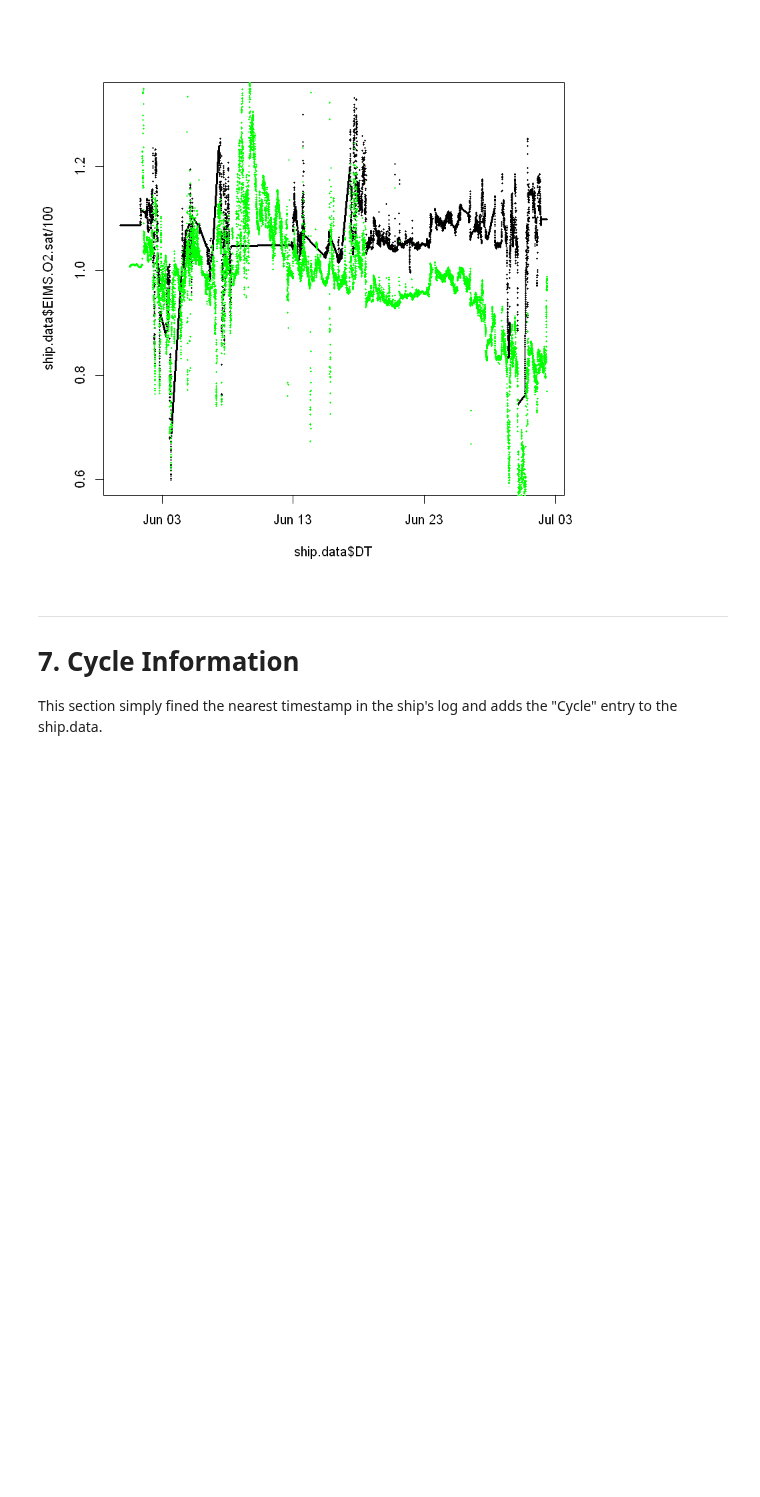
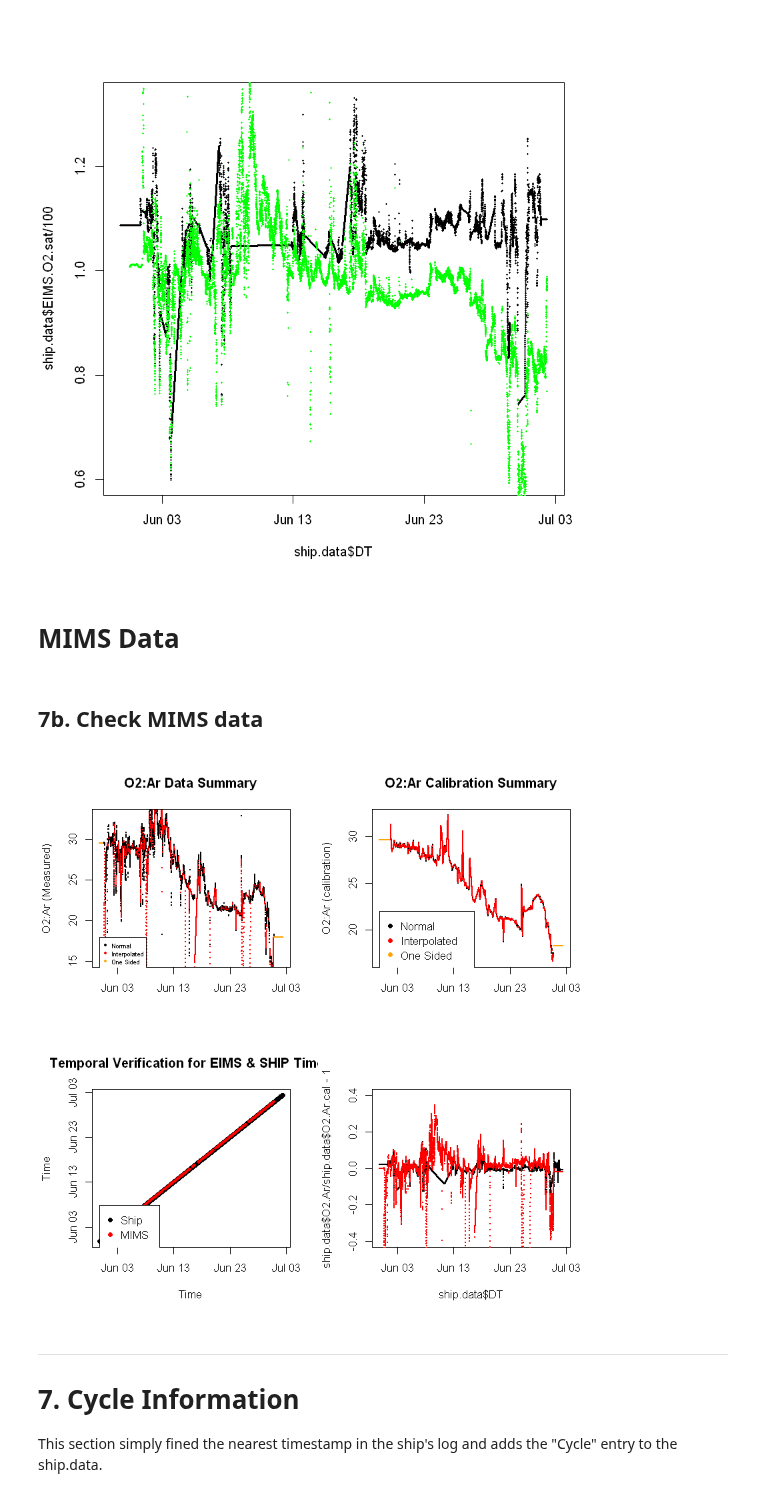
Before and after one commit to tbrycekelly/MIMS-TBK, a Jupyter notebook: Main Data Merge.ipynb, the cells around one changed output. Drawn from its saved outputs; the diff is of its cells as text; code cells hidden in the pictures; blank space fills up the shorter version.

Commit message:
MIMS Interp

```diff
--- a/Main Data Merge.ipynb
+++ b/Main Data Merge.ipynb
@@ -682,3 +682,11 @@ points(ship.data$DT, ship.data$OX / ship.data$OS, pch=20, cex=0.5, col='green')
 # %% [output]
 [figure]
 [figure]
+# %% [markdown]
+# MIMS Data
+# %%
+load('RStates/MIMS-Main.rdata')
+load('RStates/MIMS-Cal.rdata')
+
+mims.cal = data.cal
+mims.main = data.main
@@ -685,3 +721,35 @@ points(ship.data$DT, ship.data$OX / ship.data$OS, pch=20, cex=0.5, col='green')
+# %% [markdown]
+## 7b. Check MIMS data
+# %%
+par(mfrow=c(2,2))
+#pdf('Output/EIMS_Data Summary.pdf')
+
+flag.color = c('black', 'red', 'orange', 'orange')
+
+## O2 argon verification
+plot(ship.data$DT, ship.data$MIMS.O2.Ar, col=flag.color[ship.data$MIMS.FLAG.O2.Ar], ylim=c(15,33),
+     pch=16, cex=0.3, ylab='O2:Ar (Measured)', xlab='', main='O2:Ar Data Summary')
+legend(ship.data$DT[1], 18, col=flag.color, c('Normal', 'Interpolated', 'One Sided'), pch=16, cex=0.55)
+
+## Calibration verification
+plot(ship.data$DT, ship.data$MIMS.O2.Ar.cal, col=flag.color[ship.data$MIMS.FLAG.O2.Ar.cal],
+     pch=16, cex=0.3, ylab='O2:Ar (calibration)', xlab='', main='O2:Ar Calibration Summary')
+legend(ship.data$DT[1], 22, col=flag.color, c('Normal', 'Interpolated', 'One Sided'), pch=16)
+
+## Time validation
+plot(ship.data$DT, ship.data$DT, pch=16, cex=1, ylab='Time', xlab='Time', main='Temporal Verification for EIMS & SHIP Times')
+points(mims.main$time, mims.main$time, col='red', pch=16, cex=0.5)
+legend(ship.data$DT[1], ship.data$DT[5000], c('Ship', 'MIMS'), col=c('black', 'red'), pch=16)
+
+## Oxygen Comparison
+plot(ship.data$DT, ship.data$O2.Ar / ship.data$O2.Ar.cal - 1, pch=20, cex=0.2, ylim=c(-0.4, 0.4))
+points(ship.data$DT, ship.data$MIMS.O2.Ar / ship.data$MIMS.O2.Ar.cal - 1,
+       pch=20, cex=0.2, col='red')
+
+#a = ccf(x = ship.data$EIMS.O2.sat[3000:(nrow(ship.data))]/100, y = ship.data$OX[1:(nrow(ship.data)-2999)] / ship.data$OS[1:(nrow(ship.data)-2999)], lag.max = 5000)
+#dev.off()
+# %% [output]
+[figure, added]
 # %% [markdown]
 ---
 # 7. Cycle Information
```
Also changed, not shown: parts of 2 cells of this notebook.
